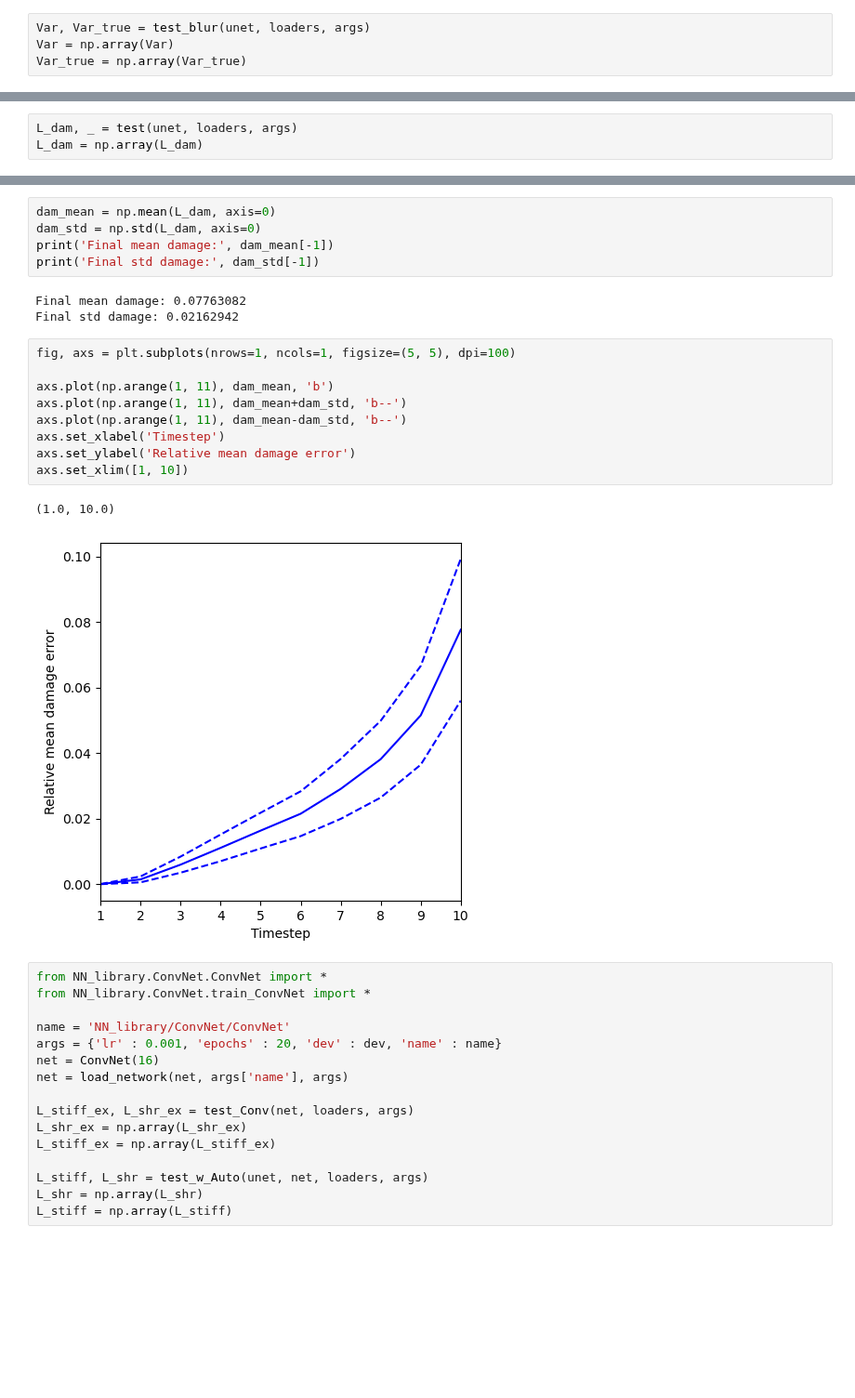
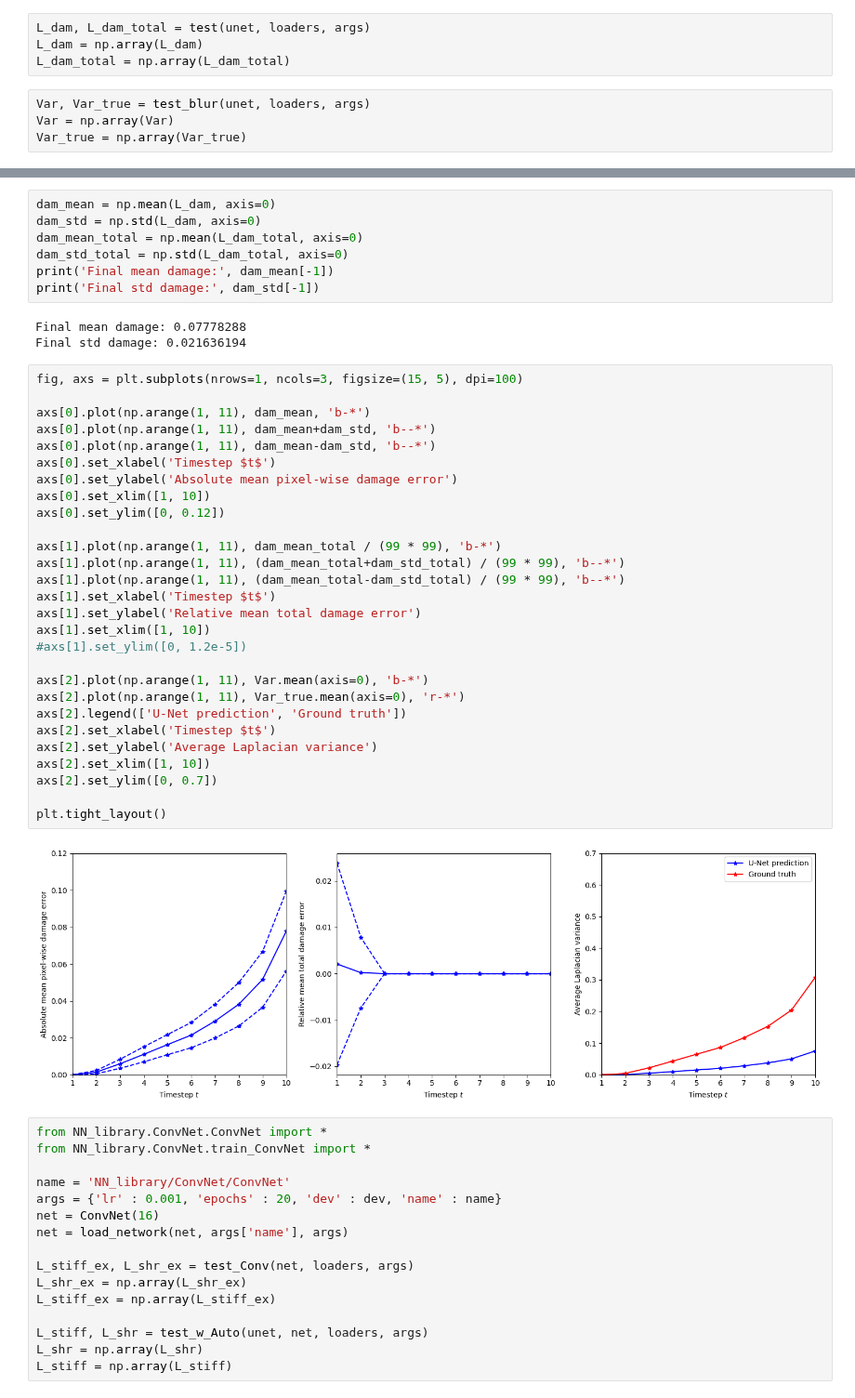
Before and after one commit to LiyaGaynutdinova/Auto-Regressive-Unet-for-Concrete-Damage, a Jupyter notebook: test_AutoUnet.ipynb, the cells around one changed output, grey strips where cells are left out. Shown at 93% size. Cells and saved outputs as stored; diff of their text form; blank space fills up the shorter version.

```diff
--- a/test_AutoUnet.ipynb
+++ b/test_AutoUnet.ipynb
@@ -23,6 +24,10 @@ name = 'NN_library/AutoUnet/AutoUnet'
 args = {'lr' : 0.001, 'epochs' : 20, 'dev' : dev, 'name' : name}
 unet = AutoUNet()
 unet = load_network(unet, args['name'], args)
+# %%
+L_dam, L_dam_total = test(unet, loaders, args)
+L_dam = np.array(L_dam)
+L_dam_total = np.array(L_dam_total)
 # %%
 Var, Var_true = test_blur(unet, loaders, args)
 Var = np.array(Var)
@@ -43,6 +35,3 @@ axs.set_ylim([0, 0.4])
-# %%
-L_dam, _ = test(unet, loaders, args)
-L_dam = np.array(L_dam)
 # %%
 dam_mean = L_dam.mean()
 dam_std = L_dam.std()
@@ -54,23 +43,43 @@ Std damage: 0.025515346
 # %%
 dam_mean = np.mean(L_dam, axis=0)
 dam_std = np.std(L_dam, axis=0)
+dam_mean_total = np.mean(L_dam_total, axis=0)
+dam_std_total = np.std(L_dam_total, axis=0)
 print('Final mean damage:', dam_mean[-1])
 print('Final std damage:', dam_std[-1])
 # %% [output]
-Final mean damage: 0.07763082
-Final std damage: 0.02162942
+Final mean damage: 0.07778288
+Final std damage: 0.021636194
-# %%
-fig, axs = plt.subplots(nrows=1, ncols=1, figsize=(5, 5), dpi=100)
-
-axs.plot(np.arange(1, 11), dam_mean, 'b')
-axs.plot(np.arange(1, 11), dam_mean+dam_std, 'b--')
-axs.plot(np.arange(1, 11), dam_mean-dam_std, 'b--')
-axs.set_xlabel('Timestep')
-axs.set_ylabel('Relative mean damage error')
-axs.set_xlim([1, 10])
-# %% [output]
-(1.0, 10.0)
-[figure, removed]
+# %%
+fig, axs = plt.subplots(nrows=1, ncols=3, figsize=(15, 5), dpi=100)
+
+axs[0].plot(np.arange(1, 11), dam_mean, 'b-*')
+axs[0].plot(np.arange(1, 11), dam_mean+dam_std, 'b--*')
+axs[0].plot(np.arange(1, 11), dam_mean-dam_std, 'b--*')
+axs[0].set_xlabel('Timestep $t$')
+axs[0].set_ylabel('Absolute mean pixel-wise damage error')
+axs[0].set_xlim([1, 10])
+axs[0].set_ylim([0, 0.12])
+
+axs[1].plot(np.arange(1, 11), dam_mean_total / (99 * 99), 'b-*')
+axs[1].plot(np.arange(1, 11), (dam_mean_total+dam_std_total) / (99 * 99), 'b--*')
+axs[1].plot(np.arange(1, 11), (dam_mean_total-dam_std_total) / (99 * 99), 'b--*')
+axs[1].set_xlabel('Timestep $t$')
+axs[1].set_ylabel('Relative mean total damage error')
+axs[1].set_xlim([1, 10])
+#axs[1].set_ylim([0, 1.2e-5])
+
+axs[2].plot(np.arange(1, 11), Var.mean(axis=0), 'b-*')
+axs[2].plot(np.arange(1, 11), Var_true.mean(axis=0), 'r-*')
+axs[2].legend(['U-Net prediction', 'Ground truth'])
+axs[2].set_xlabel('Timestep $t$')
+axs[2].set_ylabel('Average Laplacian variance')
+axs[2].set_xlim([1, 10])
+axs[2].set_ylim([0, 0.7])
+
+plt.tight_layout()
+# %% [output]
+[figure, added]
 # %%
 from NN_library.ConvNet.ConvNet import *
 from NN_library.ConvNet.train_ConvNet import *
```
Also changed, not shown: parts of 3 cells of this notebook, 10 other files.
